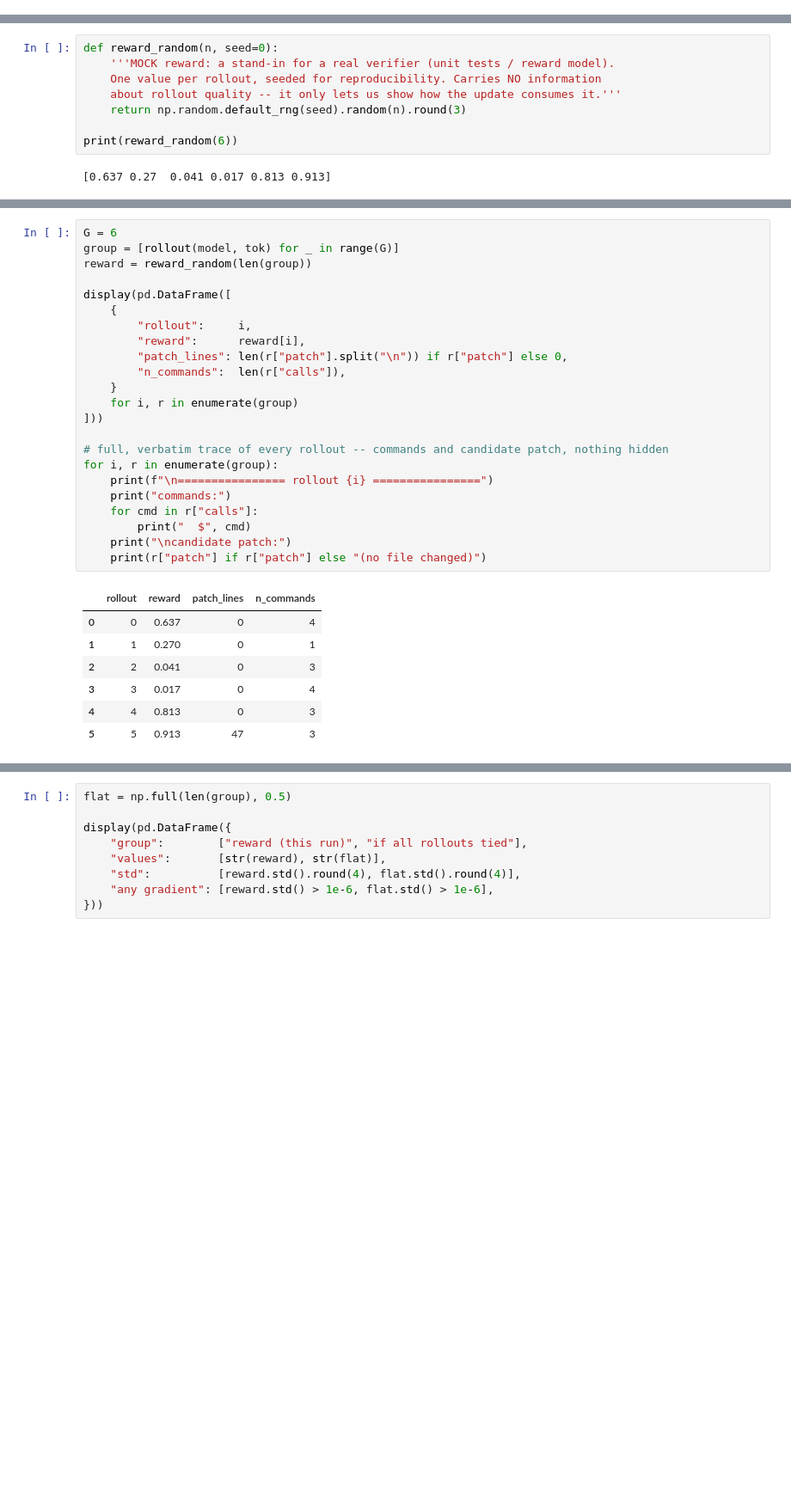
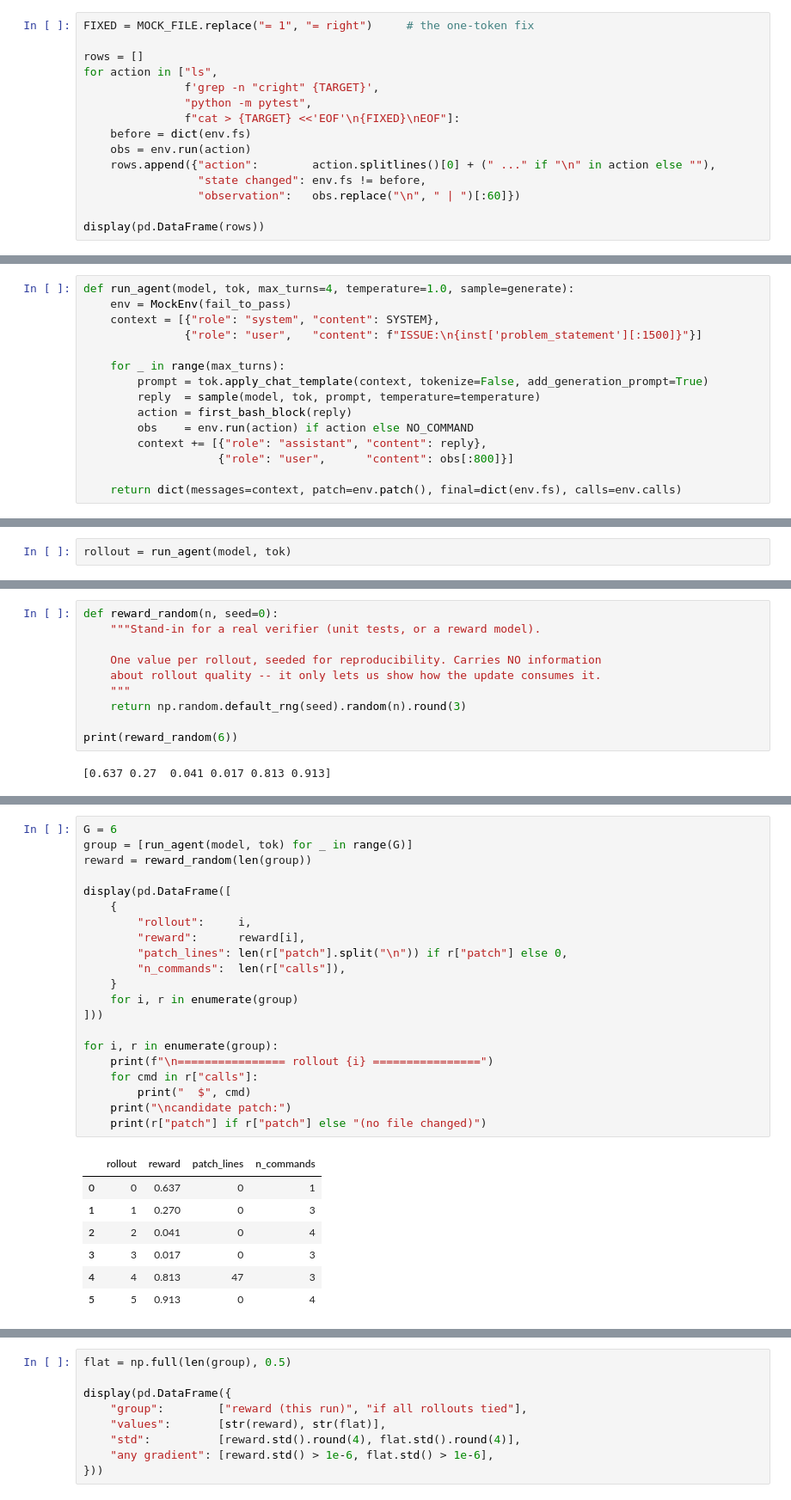
Before and after one commit to abgoswam/swe_in_prod_vizuara_01, a Jupyter notebook: swe_grpo_one_step.ipynb, the cells around one changed output, grey strips where cells are left out. Shown at 86% size. Saved outputs shown, nothing was run; the diff lists cells and outputs as text; blank space fills up the shorter version.

Commit message:
next rewards

```diff
--- a/swe_grpo_one_step.ipynb
+++ b/swe_grpo_one_step.ipynb
@@ -415,0 +300,15 @@ FAILED astropy/modeling/tests/test_separable.py::test_separable[compound_model9-
+# %%
+FIXED = MOCK_FILE.replace("= 1", "= right")     # the one-token fix
+
+rows = []
+for action in ["ls",
+               f'grep -n "cright" {TARGET}',
+               "python -m pytest",
+               f"cat > {TARGET} <<'EOF'\n{FIXED}\nEOF"]:
+    before = dict(env.fs)
+    obs = env.run(action)
+    rows.append({"action":        action.splitlines()[0] + (" ..." if "\n" in action else ""),
+                 "state changed": env.fs != before,
+                 "observation":   obs.replace("\n", " | ")[:60]})
+
+display(pd.DataFrame(rows))
@@ -439,0 +438,15 @@ def rollout(model, tok, max_turns=4, max_new=200, temperature=1.0):
+# %%
+def run_agent(model, tok, max_turns=4, temperature=1.0, sample=generate):
+    env = MockEnv(fail_to_pass)
+    context = [{"role": "system", "content": SYSTEM},
+               {"role": "user",   "content": f"ISSUE:\n{inst['problem_statement'][:1500]}"}]
+
+    for _ in range(max_turns):
+        prompt = tok.apply_chat_template(context, tokenize=False, add_generation_prompt=True)
+        reply  = sample(model, tok, prompt, temperature=temperature)
+        action = first_bash_block(reply)
+        obs    = env.run(action) if action else NO_COMMAND
+        context += [{"role": "assistant", "content": reply},
+                    {"role": "user",      "content": obs[:800]}]
+
+    return dict(messages=context, patch=env.patch(), final=dict(env.fs), calls=env.calls)
@@ -439,0 +467,2 @@ def rollout(model, tok, max_turns=4, max_new=200, temperature=1.0):
+# %%
+rollout = run_agent(model, tok)
@@ -457,8 +558,10 @@ entirely, which is exactly the point §7 makes.
 # %%
 def reward_random(n, seed=0):
-    '''MOCK reward: a stand-in for a real verifier (unit tests / reward model).
+    """Stand-in for a real verifier (unit tests, or a reward model).
+
     One value per rollout, seeded for reproducibility. Carries NO information
-    about rollout quality -- it only lets us show how the update consumes it.'''
+    about rollout quality -- it only lets us show how the update consumes it.
+    """
     return np.random.default_rng(seed).random(n).round(3)
 
 print(reward_random(6))
@@ -489,32 +583,30 @@ trainable params: 1,081,344 || all params: 495,114,112 || trainable%: 0.2184
 # %%
 G = 6
-group = [rollout(model, tok) for _ in range(G)]
+group = [run_agent(model, tok) for _ in range(G)]
 reward = reward_random(len(group))
 
 display(pd.DataFrame([
     {
         "rollout":     i,
         "reward":      reward[i],
         "patch_lines": len(r["patch"].split("\n")) if r["patch"] else 0,
         "n_commands":  len(r["calls"]),
     }
     for i, r in enumerate(group)
 ]))
 
-# full, verbatim trace of every rollout -- commands and candidate patch, nothing hidden
 for i, r in enumerate(group):
     print(f"\n================ rollout {i} ================")
-    print("commands:")
     for cmd in r["calls"]:
         print("  $", cmd)
     print("\ncandidate patch:")
     print(r["patch"] if r["patch"] else "(no file changed)")
 # %% [output]
 |  | rollout | reward | patch_lines | n_commands |
-| 0 | 0 | 0.637 | 0 | 4 |
-| 1 | 1 | 0.270 | 0 | 1 |
-| 2 | 2 | 0.041 | 0 | 3 |
-| 3 | 3 | 0.017 | 0 | 4 |
-| 4 | 4 | 0.813 | 0 | 3 |
-| 5 | 5 | 0.913 | 47 | 3 |
+| 0 | 0 | 0.637 | 0 | 1 |
+| 1 | 1 | 0.270 | 0 | 3 |
+| 2 | 2 | 0.041 | 0 | 4 |
+| 3 | 3 | 0.017 | 0 | 3 |
+| 4 | 4 | 0.813 | 47 | 3 |
+| 5 | 5 | 0.913 | 0 | 4 |
 ================ rollout 0 ================
```
Also changed, not shown: parts of 38 cells of this notebook, 1 other file.
